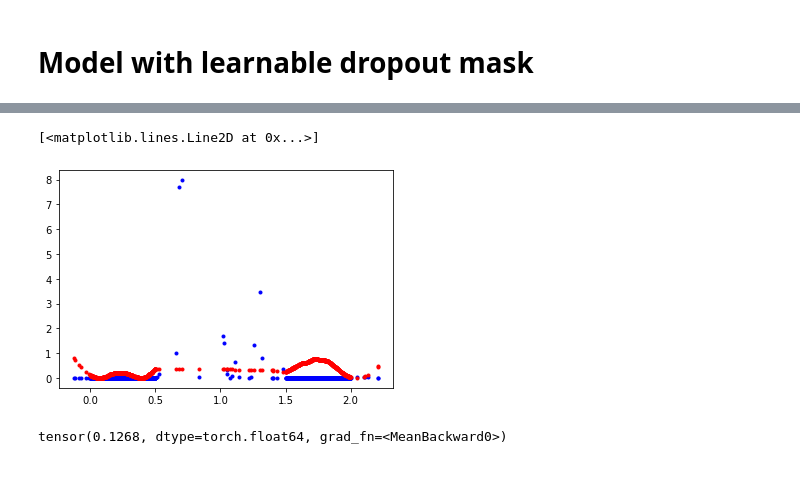
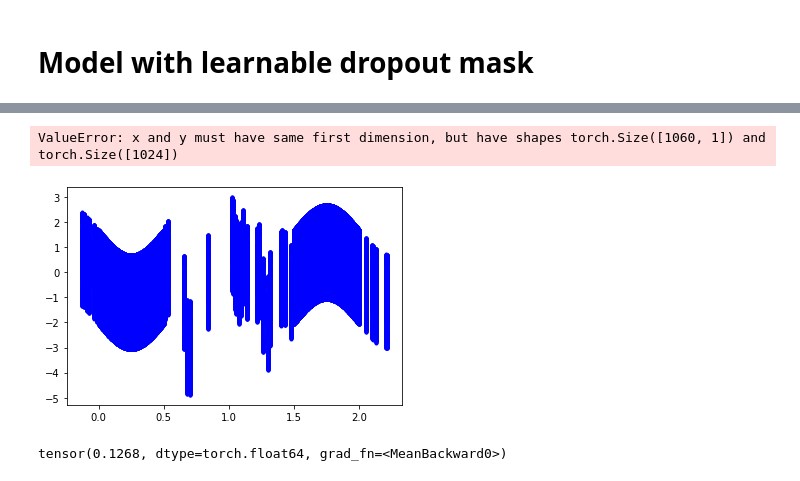
Before and after one commit to saleml/mcdeup, a Jupyter notebook: exploratory.ipynb, the cells around one changed output, grey strips where cells are left out. Drawn from its saved outputs; the diff is of its cells as text; code cells hidden in the pictures.

```diff
--- a/exploratory.ipynb
+++ b/exploratory.ipynb
@@ -241,9 +257,9 @@ np.mean(samples), np.std(samples)
 # %%
-plt.plot(X, true_uncertainty.detach(), 'b.')
-plt.plot(X, pred_uncertainty.detach(), 'r.')
+plt.plot(X, (Y_mean - Y).squeeze().detach(), 'b.')
+plt.plot(X, Y_std.squeeze().detach(), 'r.')
 # %% [output]
-[<matplotlib.lines.Line2D at 0x...>]
+ValueError: x and y must have same first dimension, but have shapes torch.Size([1060, 1]) and torch.Size([1024])
-[figure, old version]
+[figure, new version]
 # %%
 # %% [output]
 tensor(0.1268, dtype=torch.float64, grad_fn=<MeanBackward0>)
```
Also changed, not shown: parts of 6 cells of this notebook, 2 other files.
